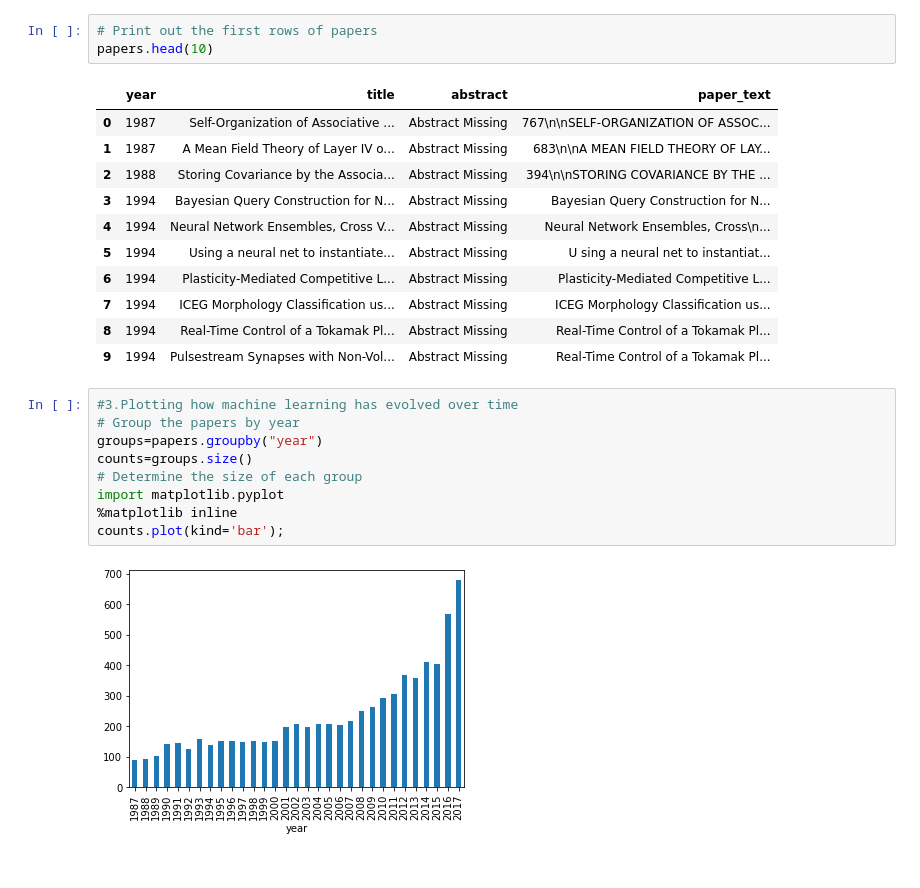
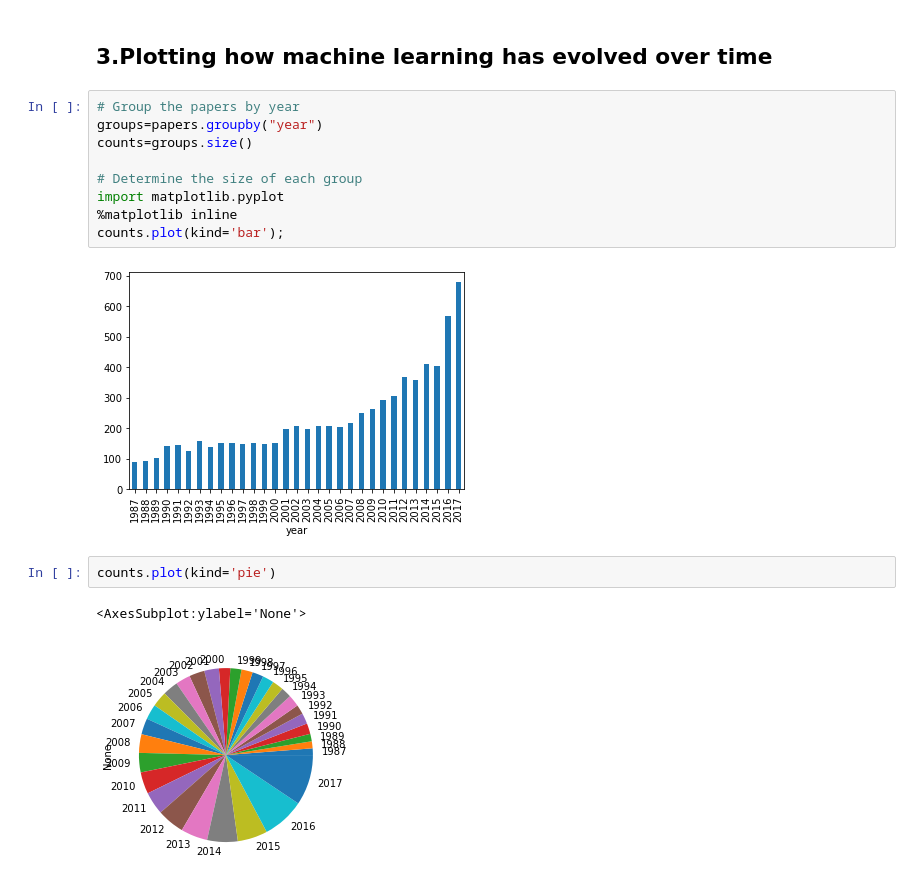
Before and after one commit to hirafs/Prediction-of-the-latest-trends-in-machine-learning, a Jupyter notebook: Latest trend in machine learning.ipynb, the cells around one changed output. Cells and saved outputs as stored; diff of their text form.

```diff
--- a/Latest trend in machine learning.ipynb
+++ b/Latest trend in machine learning.ipynb
@@ -29,26 +52,18 @@ papers = papers.drop(["id",  "event_type", "pdf_name"], axis=1)
-# %%
-# Print out the first rows of papers
-papers.head(10)
-# %% [output]
-|  | year | title | abstract | paper_text |
-| 0 | 1987 | Self-Organization of Associative ... | Abstract Missing | 767\n\nSELF-ORGANIZATION OF ASSOC... |
-| 1 | 1987 | A Mean Field Theory of Layer IV o... | Abstract Missing | 683\n\nA MEAN FIELD THEORY OF LAY... |
-| 2 | 1988 | Storing Covariance by the Associa... | Abstract Missing | 394\n\nSTORING COVARIANCE BY THE ... |
-| 3 | 1994 | Bayesian Query Construction for N... | Abstract Missing | Bayesian Query Construction for N... |
-| 4 | 1994 | Neural Network Ensembles, Cross V... | Abstract Missing | Neural Network Ensembles, Cross\n... |
-| 5 | 1994 | Using a neural net to instantiate... | Abstract Missing | U sing a neural net to instantiat... |
-| 6 | 1994 | Plasticity-Mediated Competitive L... | Abstract Missing | Plasticity-Mediated Competitive L... |
-| 7 | 1994 | ICEG Morphology Classification us... | Abstract Missing | ICEG Morphology Classification us... |
-| 8 | 1994 | Real-Time Control of a Tokamak Pl... | Abstract Missing | Real-Time Control of a Tokamak Pl... |
-| 9 | 1994 | Pulsestream Synapses with Non-Vol... | Abstract Missing | Real-Time Control of a Tokamak Pl... |
+# %% [markdown]
+## 3.Plotting how machine learning has evolved over time
 # %%
-#3.Plotting how machine learning has evolved over time
 # Group the papers by year
 groups=papers.groupby("year")
 counts=groups.size()
+
 # Determine the size of each group
 import matplotlib.pyplot
 %matplotlib inline
 counts.plot(kind='bar');
 # %% [output]
 [figure]
+# %%
+counts.plot(kind='pie')
+# %% [output]
+<AxesSubplot:ylabel='None'>
+[figure, added]
```
Also changed, not shown: parts of 16 cells of this notebook.
